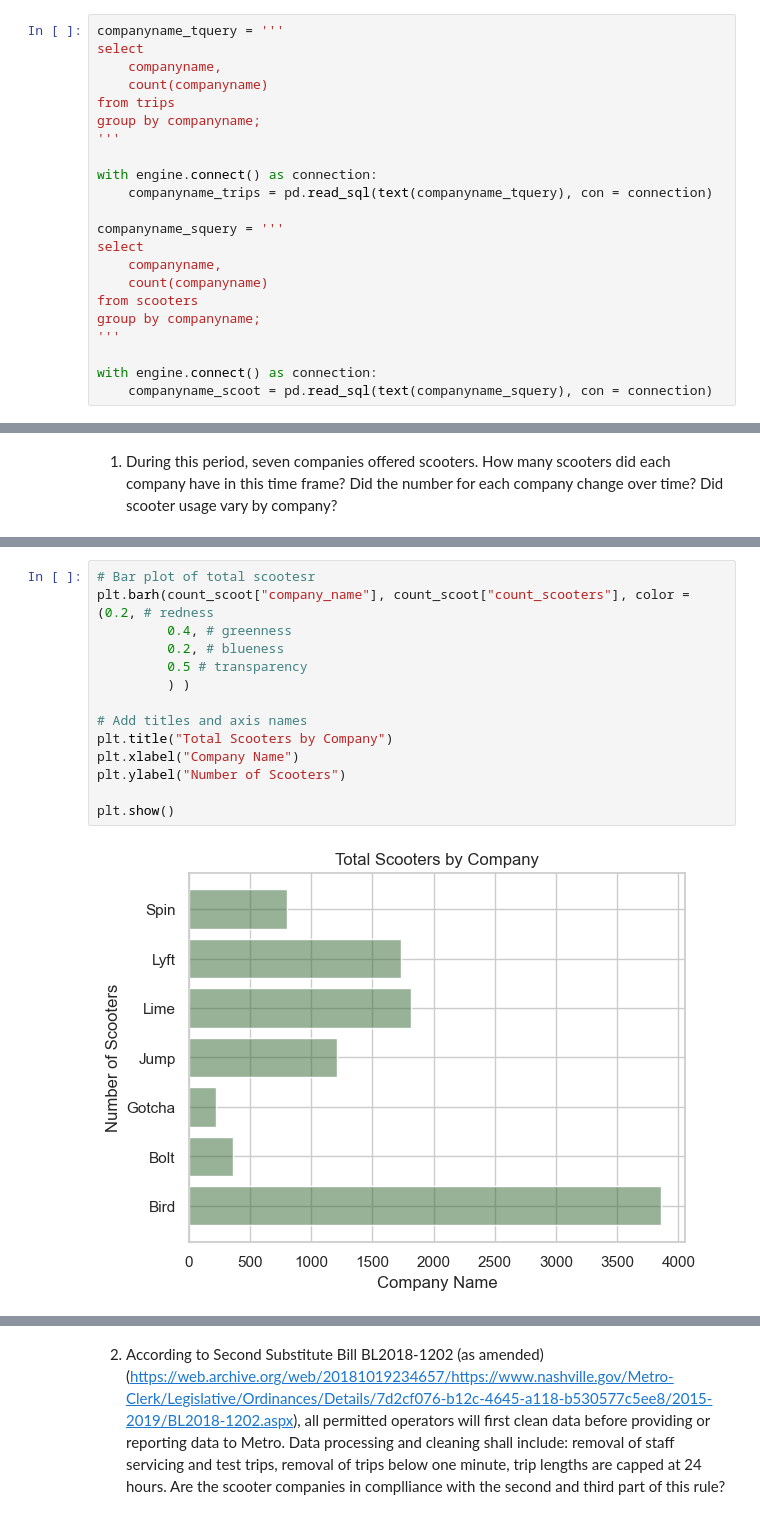
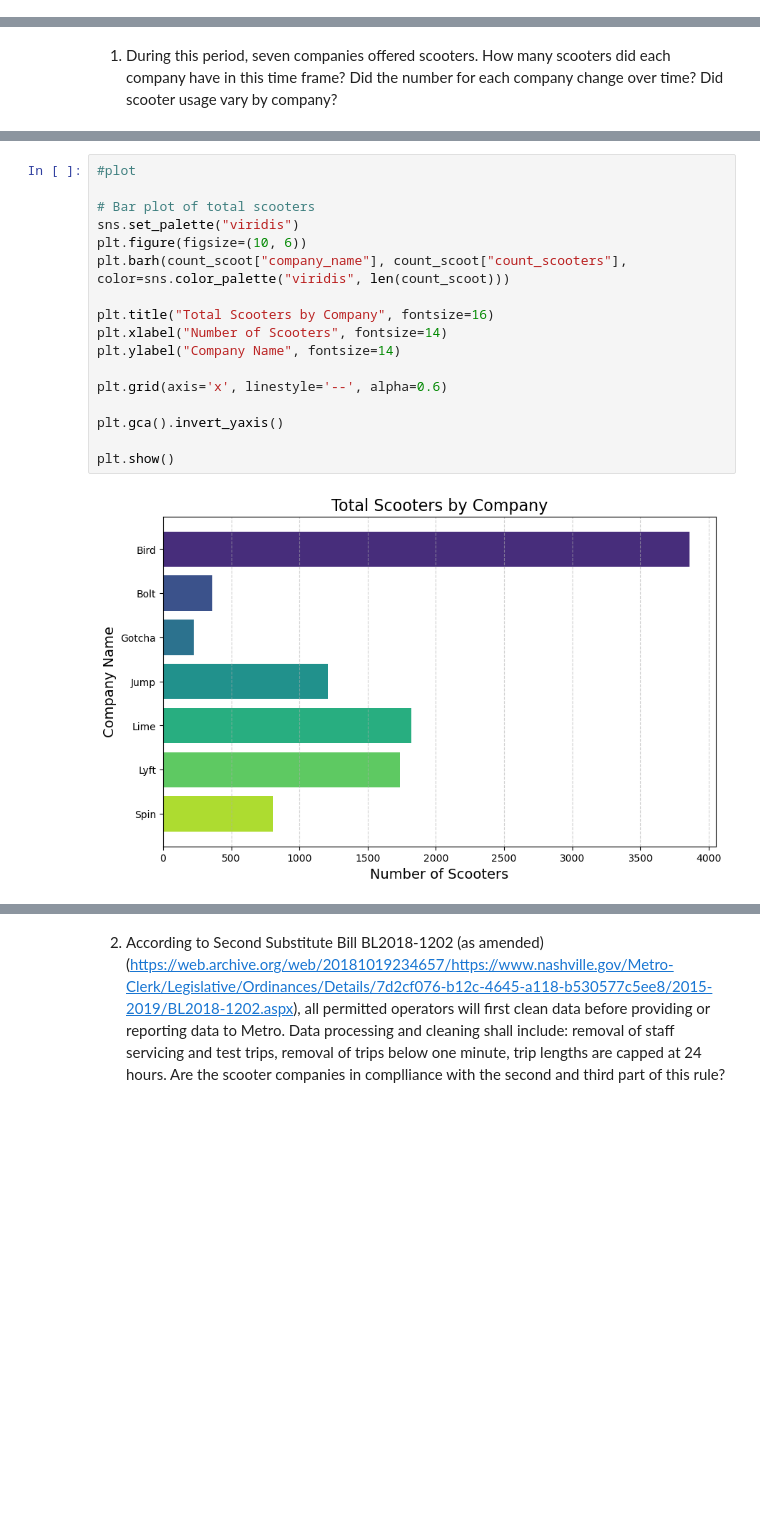
Before and after one commit to elisianguyen/nashville_scooters, a Jupyter notebook: notebooks/scooters_project.ipynb, the cells around one changed output, grey strips where cells are left out. Saved outputs shown, nothing was run; the diff lists cells and outputs as text; blank space fills up the shorter version.

```diff
--- a/notebooks/scooters_project.ipynb
+++ b/notebooks/scooters_project.ipynb
@@ -292,22 +16,0 @@ Check out how the values for the company name column in the scooters table compa
-# %%
-companyname_tquery = '''
-select
-    companyname,
-    count(companyname)
-from trips
-group by companyname;
-'''
-
-with engine.connect() as connection:
-    companyname_trips = pd.read_sql(text(companyname_tquery), con = connection)
-
-companyname_squery = '''
-select
-    companyname,
-    count(companyname)
-from scooters
-group by companyname;
-'''
-
-with engine.connect() as connection:
-    companyname_scoot = pd.read_sql(text(companyname_squery), con = connection)
@@ -382,19 +64,22 @@ print(time_scoot.head())
 3         Lyft             674  2019-05-01
 4         Bird            1504  2019-05-02
 # %%
-# Bar plot of total scootesr
-plt.barh(count_scoot["company_name"], count_scoot["count_scooters"], color = (0.2, # redness
-         0.4, # greenness
-         0.2, # blueness
-         0.5 # transparency
-         ) )
+#plot
 
-# Add titles and axis names
-plt.title("Total Scooters by Company")
-plt.xlabel("Company Name")
-plt.ylabel("Number of Scooters")
+# Bar plot of total scooters
+sns.set_palette("viridis")
+plt.figure(figsize=(10, 6))
+plt.barh(count_scoot["company_name"], count_scoot["count_scooters"], color=sns.color_palette("viridis", len(count_scoot)))
+
+plt.title("Total Scooters by Company", fontsize=16)
+plt.xlabel("Number of Scooters", fontsize=14)
+plt.ylabel("Company Name", fontsize=14)
+
+plt.grid(axis='x', linestyle='--', alpha=0.6)
+
+plt.gca().invert_yaxis()
 
 plt.show()
 # %% [output]
-[figure, old version]
+[figure, new version]
 # %%
```
Also changed, not shown: parts of 64 cells of this notebook, 1 other file.
